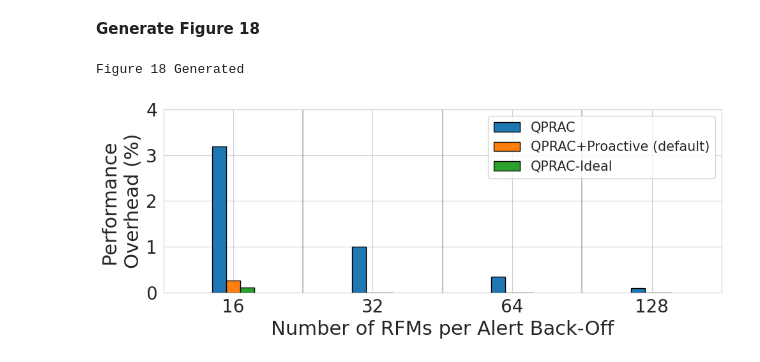
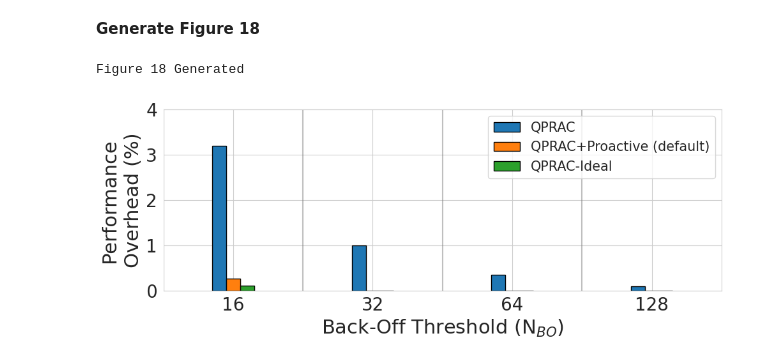
Before and after one commit to sith-lab/qprac, a Jupyter notebook: perf_analysis/plot_scripts/plot.ipynb, the cells around one changed output. Saved outputs shown, nothing was run; the diff lists cells and outputs as text; code cells hidden in the pictures.

Commit message:
update the plot scripts

```diff
--- a/perf_analysis/plot_scripts/plot.ipynb
+++ b/perf_analysis/plot_scripts/plot.ipynb
@@ -487,32 +482,32 @@ for tick in x_ticks:
         value = subset[subset['PRAC_Implementation'] == prac_impl]['Performance_Overhead'].values[0]
         x_position = bar_positions[tick][i] + bar_width / 2  # Adjust position for centering
         color = colors[prac_impl]
         ax.bar(x_position, value, width=bar_width, color=color, edgecolor='black', label=prac_impl if tick == x_ticks[0] else "")
 
 # Customize legend, labels, and ticks
 handles, labels = ax.get_legend_handles_labels()
 by_label = dict(zip(labels, handles))  # Remove duplicate labels from the legend
 ax.legend(by_label.values(), by_label.keys(), loc='best', ncol=1, fancybox=True, shadow=False, fontsize=15)
 # Set xticks to specific num_RFM values and ensure correct spacing
 ax.set_xticks(x_tick_positions)
 ax.set_xticklabels(x_ticks)
 ax.axvline(x=0.5, color='grey', linestyle='-', alpha=0.5)
 ax.axvline(x=1.5, color='grey', linestyle='-', alpha=0.5)
 ax.axvline(x=2.5, color='grey', linestyle='-', alpha=0.5)
-ax.set_xlabel('Number of RFMs per Alert Back-Off', fontsize=22)
+ax.set_xlabel('Back-Off Threshold (N$_{BO}$)', fontsize=22)
 ax.set_ylabel('Performance \nOverhead (%)', fontsize=22)
 ax.tick_params(axis='both', which='major', labelsize=20)
 ax.set_ylim(0, 4)
 ax.set_xlim(-0.5, 3.5)
 
 plt.tight_layout()
 
 # Ensure the results/csvs directory exists
 plots_dir = '../results/plots'
 os.makedirs(plots_dir, exist_ok=True)
 
 fig.savefig(os.path.join(plots_dir, 'Figure_18.pdf'), dpi=600, bbox_inches='tight')
 print(f"Figure 18 Generated")
 # %% [output]
 Figure 18 Generated
-[figure, old version]
+[figure, new version]
```
Also changed, not shown: parts of 2 cells of this notebook, 8 other files.
